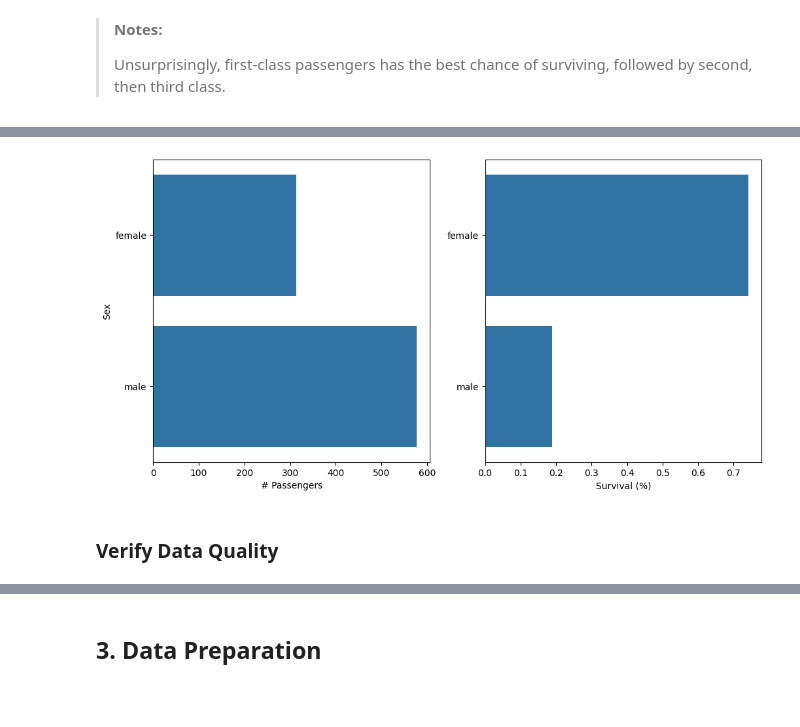
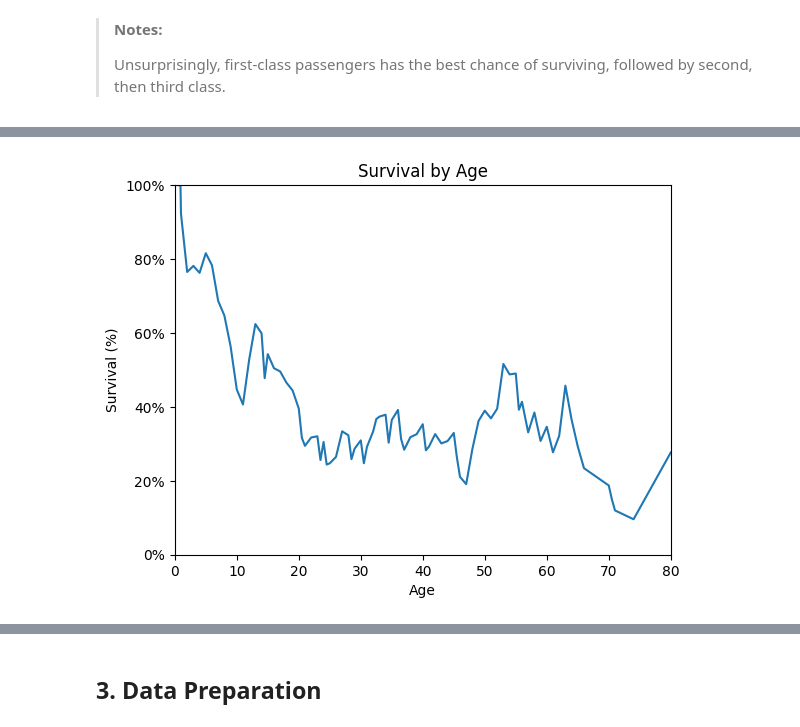
Before and after one commit to msburns24/projects, a Jupyter notebook: titanic/titanic.ipynb, the cells around one changed output, grey strips where cells are left out. Drawn from its saved outputs; the diff is of its cells as text; code cells hidden in the pictures; blank space fills up the shorter version.

Commit message:
additional work on titanic

```diff
--- a/titanic/titanic.ipynb
+++ b/titanic/titanic.ipynb
@@ -372,22 +371,23 @@ plt.show()
-# %%
-# What was the distribution of sex on the Titanic? How did this affect surival?
-fig, (ax0, ax1) = plt.subplots(1, 2, figsize=(12, 6))
-
-df_sex = df.groupby('Sex', as_index=False)['Survived'].agg(['mean', 'count'])
-
-# Passenger count
-ax0 = sns.barplot(df_sex, y='Sex', x='count', ax=ax0)
-ax0.set_ylabel('Sex')
-ax0.set_xlabel('# Passengers')
-
-# Survival Rate
-ax1 = sns.barplot(df_sex, y='Sex', x='mean', ax=ax1)
-ax1.set_ylabel(None)
-ax1.set_
-ax1.set_xlabel('Survival (%)')
-
-plt.show()
-# %% [output]
-[figure, removed]
-# %% [markdown]
-### Verify Data Quality
+# %%
+# How does Age play an impact in survival?
+df_age = df.groupby('Age', as_index=False)[['Survived']].mean()
+df_age['Survived'] = df_age['Survived'].ewm(alpha=0.2).mean()
+
+ax = df_age.plot(
+    kind='line',
+    x='Age',
+    y='Survived',
+    legend=False,
+    title='Survival by Age',
+    xlabel='Age',
+    ylabel='Survival (%)',
+    xlim=(0, 80),
+    ylim=(0, 1),
+)
+
+yticks = ax.get_yticks()
+ytick_labels = map('{:.0%}'.format, yticks)
+ax.set_yticks(yticks, ytick_labels)
+plt.show()
+# %% [output]
+[figure, added]
```
Also changed, not shown: parts of 9 cells of this notebook.
